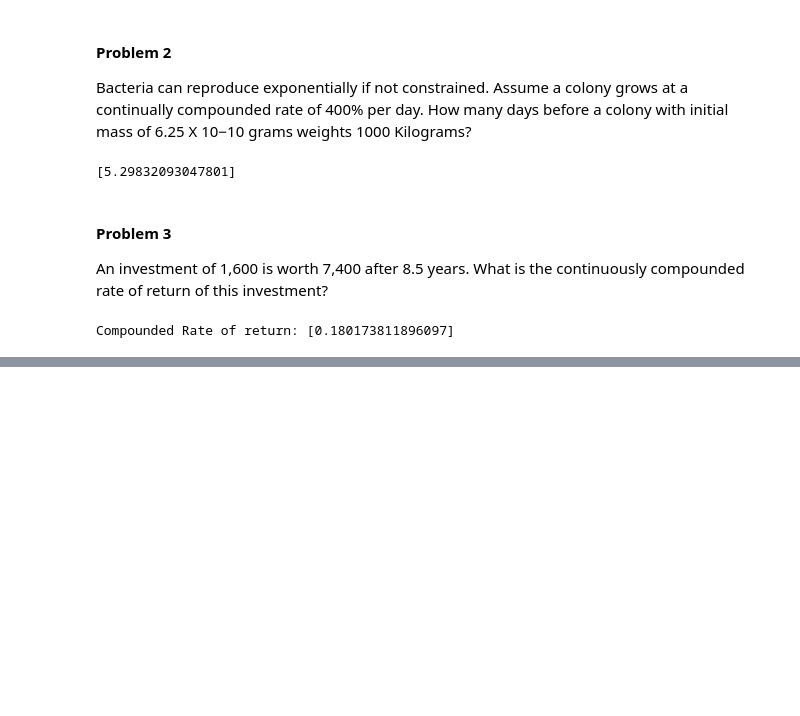
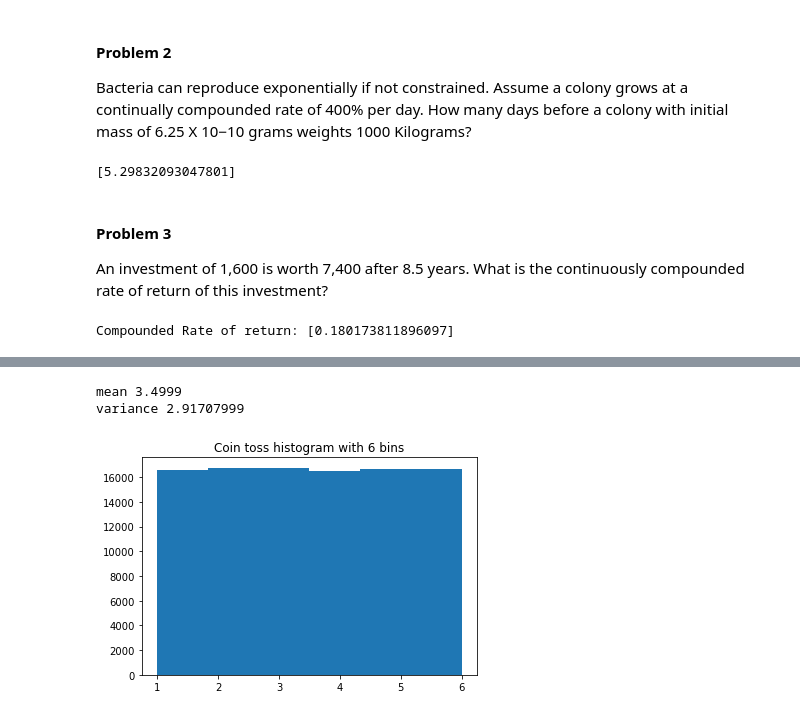
Before and after one commit to VisBlank/DLMatFramework, a Jupyter notebook: learn/python_notebooks/DataScienceMathSkills.ipynb, the cells around one changed output, grey strips where cells are left out. Saved outputs shown, nothing was run; the diff lists cells and outputs as text; code cells hidden in the pictures; blank space fills up the shorter version.

```diff
--- a/learn/python_notebooks/DataScienceMathSkills.ipynb
+++ b/learn/python_notebooks/DataScienceMathSkills.ipynb
@@ -477,0 +489,17 @@ Compounded Rate of return: [0.180173811896097]
+# %%
+import matplotlib.pyplot as plt
+import numpy as np
+
+# Rolling the die 100000 times
+v = np.random.randint(1,7, size=(100000))
+
+print ('mean',np.mean(v))
+print ('variance',np.var(v))
+#np.histogram(v, bins=6)
+plt.hist(v, bins=6)
+plt.title("Coin toss histogram with 6 bins")
+plt.show()
+# %% [output]
+mean 3.4999
+variance 2.91707999
+[figure, added]
```
Also changed, not shown: parts of 3 cells of this notebook, 1 other file.
